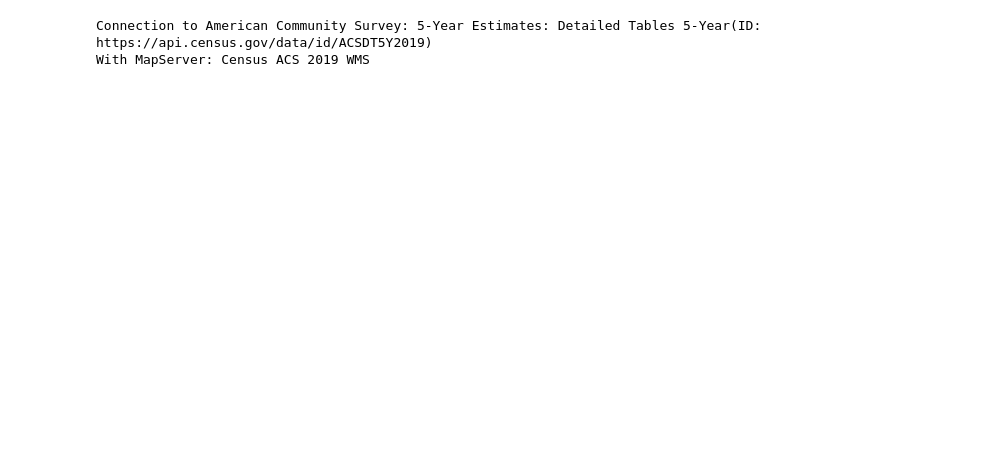
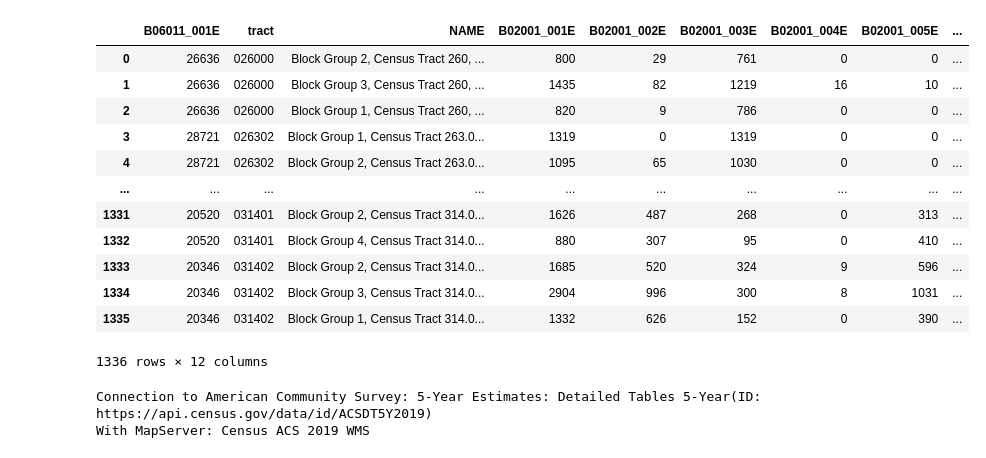
Before and after one commit to Zhen3r/WSOPB-MUSA509, a Jupyter notebook: exploring/equality.ipynb, the cells around one changed output. Saved outputs shown, nothing was run; the diff lists cells and outputs as text; code cells hidden in the pictures; blank space fills up the shorter version.

```diff
--- a/exploring/equality.ipynb
+++ b/exploring/equality.ipynb
@@ -3,6 +5,8 @@
 # %%
+import numpy as np
 import pandas as pd
 import cenpy
 import geopandas as gpd
+import matplotlib.pyplot as plt
 
-pd.set_option('display.max_rows', None)
+pd.set_option('display.max_rows', 999)
@@ -20,6 +35,24 @@ acsVars = ["NAME"]+list(acsVarDict.keys())
 conn = cenpy.remote.APIConnection("ACSDT5Y2019")
 acsDataBlockGroup = conn.query(acsVars, geo_unit = 'block group', geo_filter = {"state": "42","county": "101"})
 acsDataTract = conn.query(acsVars, geo_unit = 'tract', geo_filter = {"state": "42","county": "101"})
+# %%
+acsData = acsDataTract[["B06011_001E","tract"]].merge(acsDataBlockGroup.drop("B06011_001E",axis=1),how="left",on="tract")
+# %%
+acsData
+# %% [output]
+|  | B06011_001E | tract | NAME | B02001_001E | B02001_002E | B02001_003E | B02001_004E | B02001_005E | ... |
+| 0 | 26636 | 026000 | Block Group 2, Census Tract 260, ... | 800 | 29 | 761 | 0 | 0 | ... |
+| 1 | 26636 | 026000 | Block Group 3, Census Tract 260, ... | 1435 | 82 | 1219 | 16 | 10 | ... |
+| 2 | 26636 | 026000 | Block Group 1, Census Tract 260, ... | 820 | 9 | 786 | 0 | 0 | ... |
+| 3 | 28721 | 026302 | Block Group 1, Census Tract 263.0... | 1319 | 0 | 1319 | 0 | 0 | ... |
+| 4 | 28721 | 026302 | Block Group 2, Census Tract 263.0... | 1095 | 65 | 1030 | 0 | 0 | ... |
+| ... | ... | ... | ... | ... | ... | ... | ... | ... | ... |
+| 1331 | 20520 | 031401 | Block Group 2, Census Tract 314.0... | 1626 | 487 | 268 | 0 | 313 | ... |
+| 1332 | 20520 | 031401 | Block Group 4, Census Tract 314.0... | 880 | 307 | 95 | 0 | 410 | ... |
+| 1333 | 20346 | 031402 | Block Group 2, Census Tract 314.0... | 1685 | 520 | 324 | 9 | 596 | ... |
+| 1334 | 20346 | 031402 | Block Group 3, Census Tract 314.0... | 2904 | 996 | 300 | 8 | 1031 | ... |
+| 1335 | 20346 | 031402 | Block Group 1, Census Tract 314.0... | 1332 | 626 | 152 | 0 | 390 | ... |
+1336 rows × 12 columns
 # %%
 conn.set_mapservice("tigerWMS_ACS2019")
 # %% [output]
```
Also changed, not shown: parts of 11 cells of this notebook, 1 other file.
